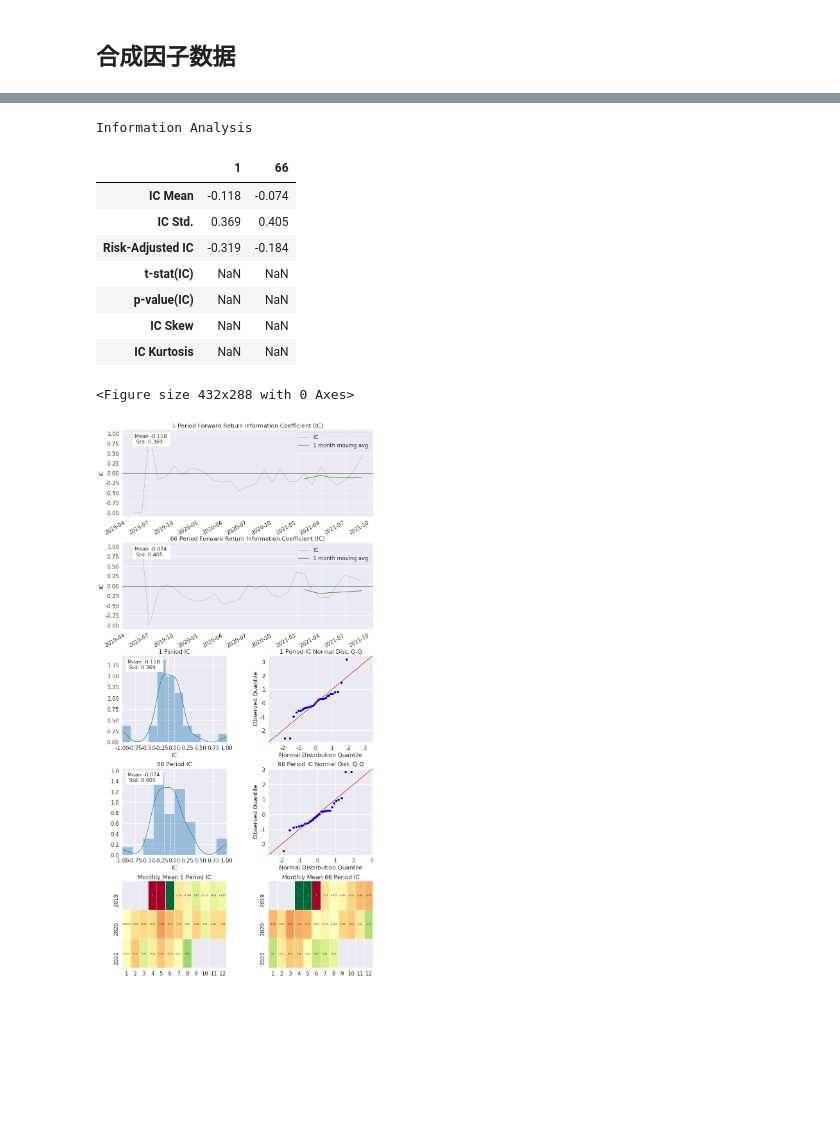
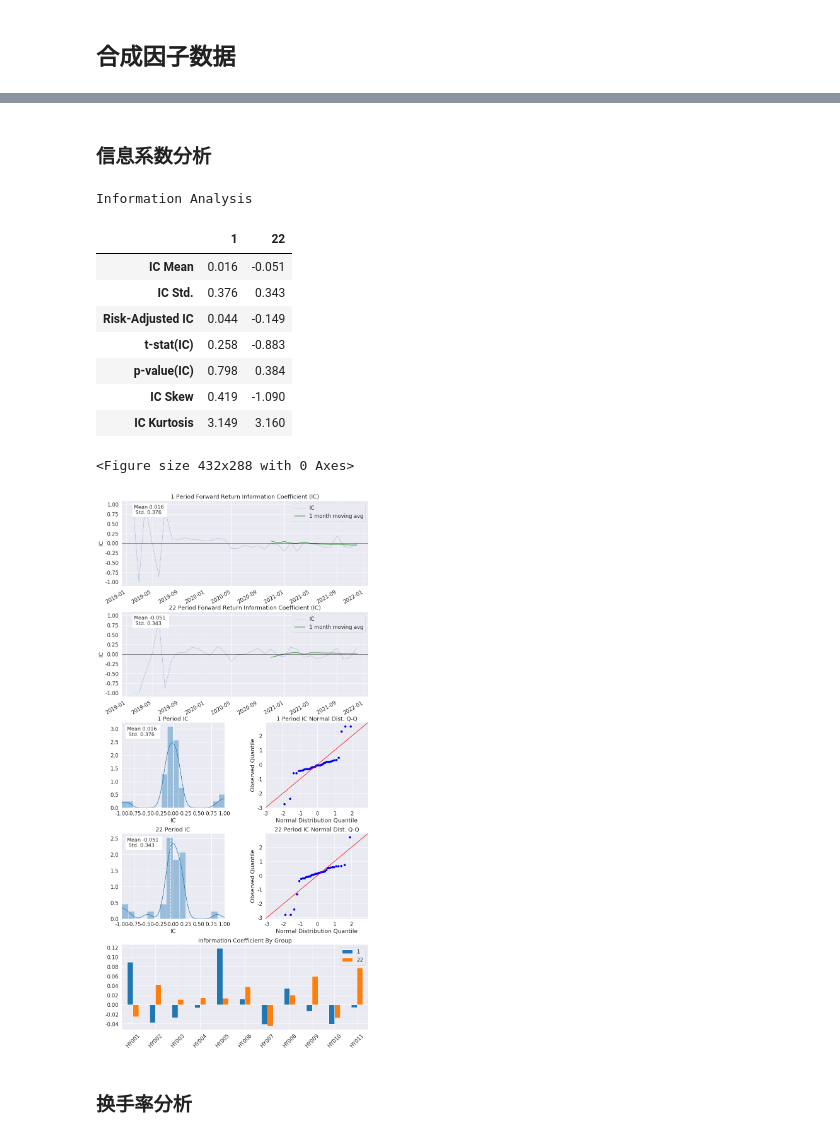
Before and after one commit to congcong009/joinquant_share, a Jupyter notebook: rd_lib/研究类/研报复现/基本面量化/罗伯瑞克超额现金流选股/罗伯瑞克超额现金流选股法.ipynb, the cells around one changed output, grey strips where cells are left out. Cells and saved outputs as stored; diff of their text form; code cells hidden in the pictures; blank space fills up the shorter version.

```diff
--- a/rd_lib/研究类/研报复现/基本面量化/罗伯瑞克超额现金流选股/罗伯瑞克超额现金流选股法.ipynb
+++ b/rd_lib/研究类/研报复现/基本面量化/罗伯瑞克超额现金流选股/罗伯瑞克超额现金流选股法.ipynb
@@ -461,9 +551,0 @@ dtype: float64
-# %%
-cff_factor = al.utils.get_clean_factor_and_forward_returns(pivot_cff,
-                                                          pivot_price,
-                                                          quantiles = None,#None, #5,
-                                                          bins=[0,2,4,6],
-                                                          periods=(1, 66),
-                                                          max_loss=0.3
-                                                         )
-pkl_batch(cff_factor, 'cff_factor', method='write')
@@ -487,17 +565,21 @@ Returns Analysis
+# %% [markdown]
+### 信息系数分析
 # %%
-al.tears.create_information_tear_sheet(cff_factor, group_neutral=False, by_group=False)
+al.tears.create_information_tear_sheet(cff_factor, group_neutral=False, by_group=True)
 # %% [output]
 Information Analysis
-|  | 1 | 66 |
-| IC Mean | -0.118 | -0.074 |
-| IC Std. | 0.369 | 0.405 |
-| Risk-Adjusted IC | -0.319 | -0.184 |
-| t-stat(IC) | NaN | NaN |
-| p-value(IC) | NaN | NaN |
-| IC Skew | NaN | NaN |
-| IC Kurtosis | NaN | NaN |
+|  | 1 | 22 |
+| IC Mean | 0.016 | -0.051 |
+| IC Std. | 0.376 | 0.343 |
+| Risk-Adjusted IC | 0.044 | -0.149 |
+| t-stat(IC) | 0.258 | -0.883 |
+| p-value(IC) | 0.798 | 0.384 |
+| IC Skew | 0.419 | -1.090 |
+| IC Kurtosis | 3.149 | 3.160 |
 <Figure size 432x288 with 0 Axes>
-[figure, old version]
+[figure, new version]
+# %% [markdown]
+### 换手率分析
 # %%
 al.tears.create_turnover_tear_sheet(cff_factor)
 # %% [output]
```
Also changed, not shown: parts of 40 cells of this notebook, 1 other file.
